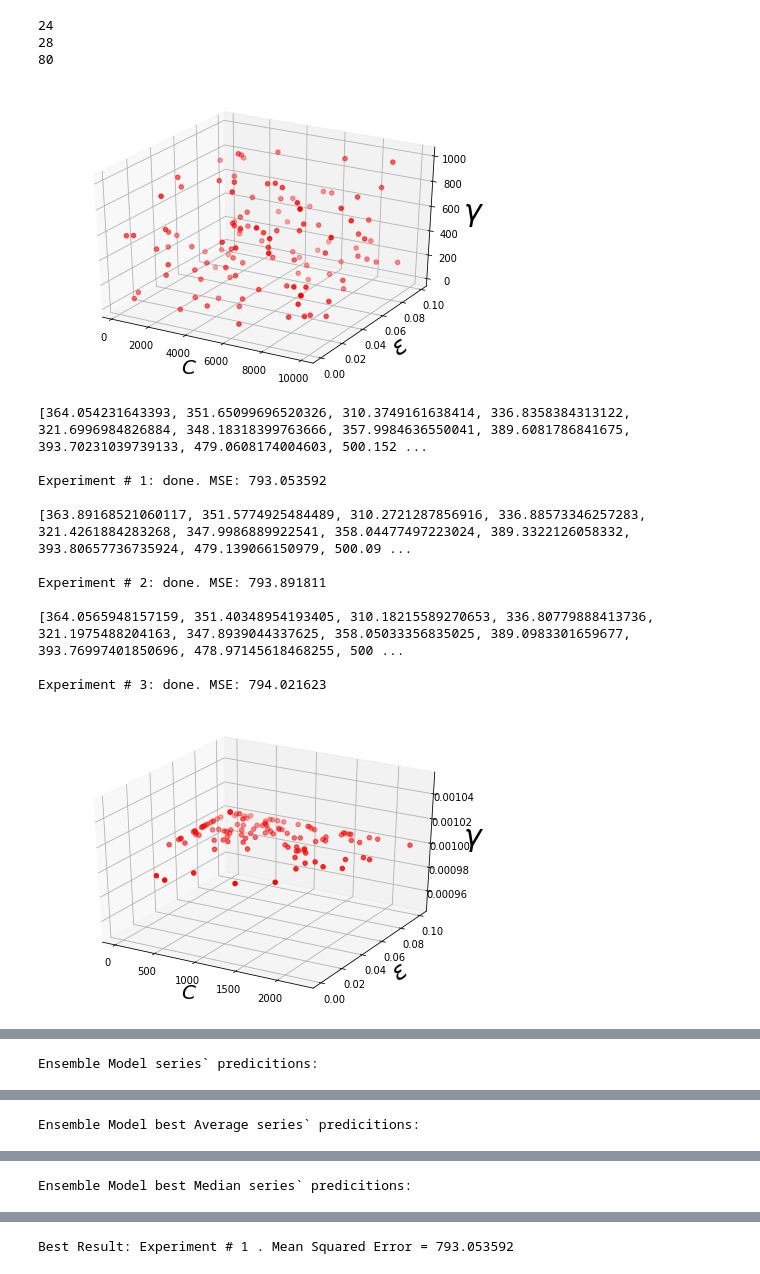
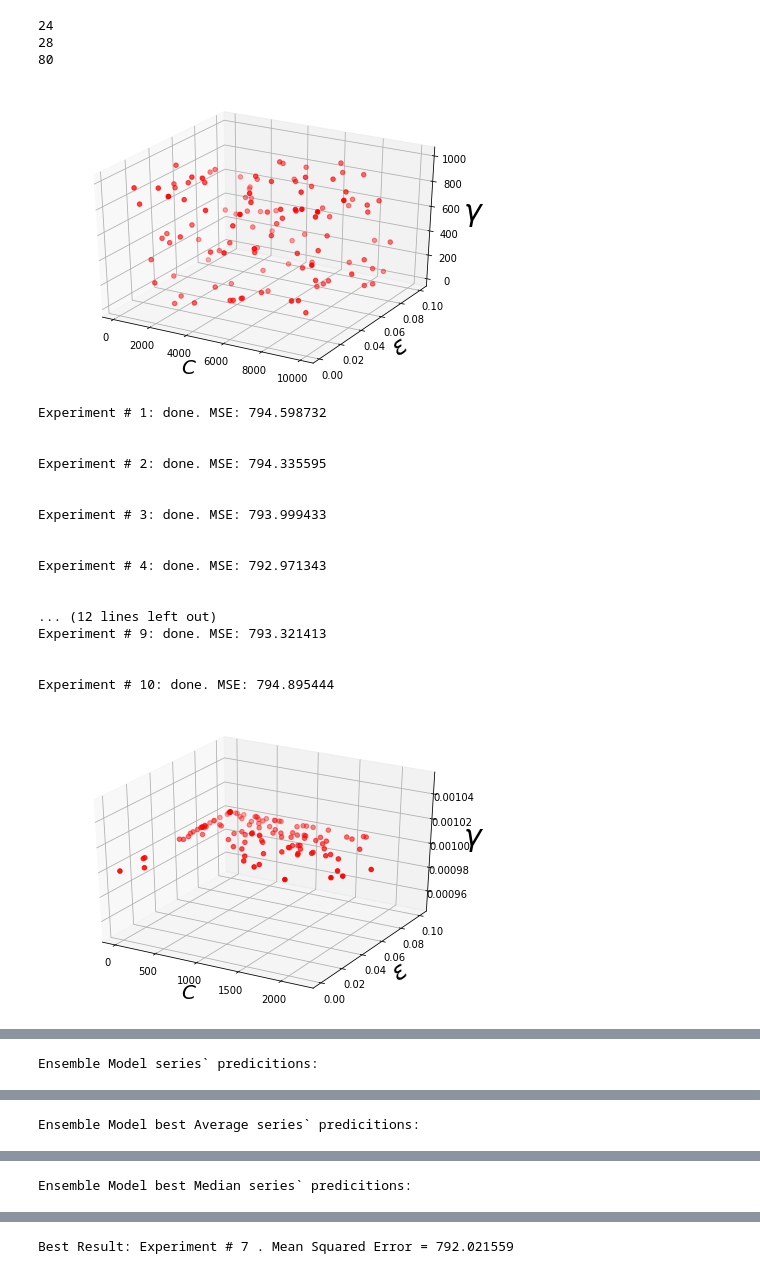
Before and after one commit to rbbh/ARIMA-SVR-PSO-ensemble, a Jupyter notebook: 30_Experiments_of_ARIMA_+_(SVR_+_PSO).ipynb, the cells around one changed output, grey strips where cells are left out. Cells and saved outputs as stored; diff of their text form; code cells hidden in the pictures.

```diff
--- a/30_Experiments_of_ARIMA_+_(SVR_+_PSO).ipynb
+++ b/30_Experiments_of_ARIMA_+_(SVR_+_PSO).ipynb
@@ -612,20 +611,26 @@ def plot(some_list):
     print('\n')
     print('\n')
 # %%
-pso(120, 100, 3, 1, 3)
+pso(120, 100, 3, 1, 10)
 # %% [output]
-[figure, old version]
+[figure, new version]
-[364.054231643393, 351.65099696520326, 310.3749161638414, 336.8358384313122, 321.6996984826884, 348.18318399763666, 357.9984636550041, 389.6081786841675, 393.70231039739133, 479.0608174004603, 500.152 ...
+Experiment # 1: done. MSE: 794.598732
 
-Experiment # 1: done. MSE: 793.053592
 
-[363.89168521060117, 351.5774925484489, 310.2721287856916, 336.88573346257283, 321.4261884283268, 347.9986889922541, 358.04477497223024, 389.3322126058332, 393.80657736735924, 479.139066150979, 500.09 ...
+Experiment # 2: done. MSE: 794.335595
 
-Experiment # 2: done. MSE: 793.891811
 
-[364.0565948157159, 351.40348954193405, 310.18215589270653, 336.80779888413736, 321.1975488204163, 347.8939044337625, 358.05033356835025, 389.0983301659677, 393.76997401850696, 478.97145618468255, 500 ...
+Experiment # 3: done. MSE: 793.999433
 
-Experiment # 3: done. MSE: 794.021623
+
+Experiment # 4: done. MSE: 792.971343
+
+
+... (12 lines left out)
+Experiment # 9: done. MSE: 793.321413
+
+
+Experiment # 10: done. MSE: 794.895444
-[figure, old version]
+[figure, new version]
 Mean Squared Error for the ARIMA Model:  2163.507388
 
@@ -656,2 +661,2 @@ Ensemble Model best Median series` predicitions:
-Best Result: Experiment # 1 . Mean Squared Error = 793.053592
+Best Result: Experiment # 7 . Mean Squared Error = 792.021559
 # %%
```
Also changed, not shown: parts of 6 cells of this notebook.
